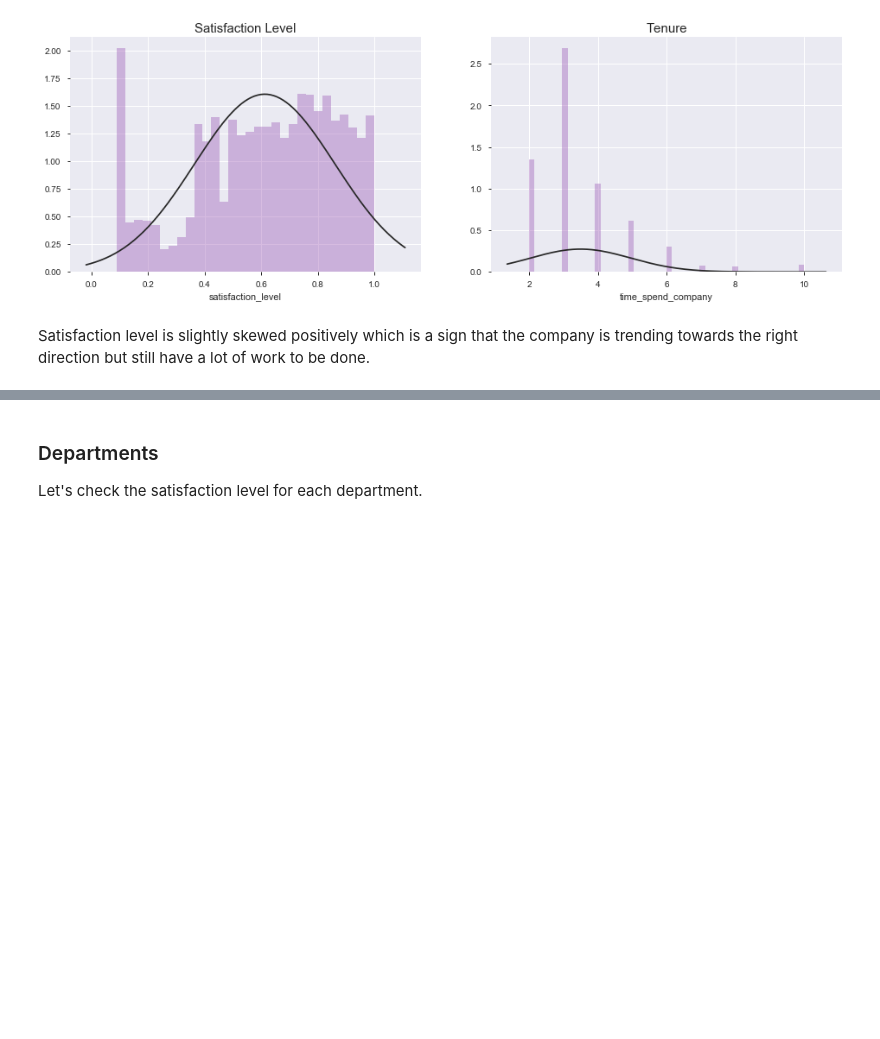
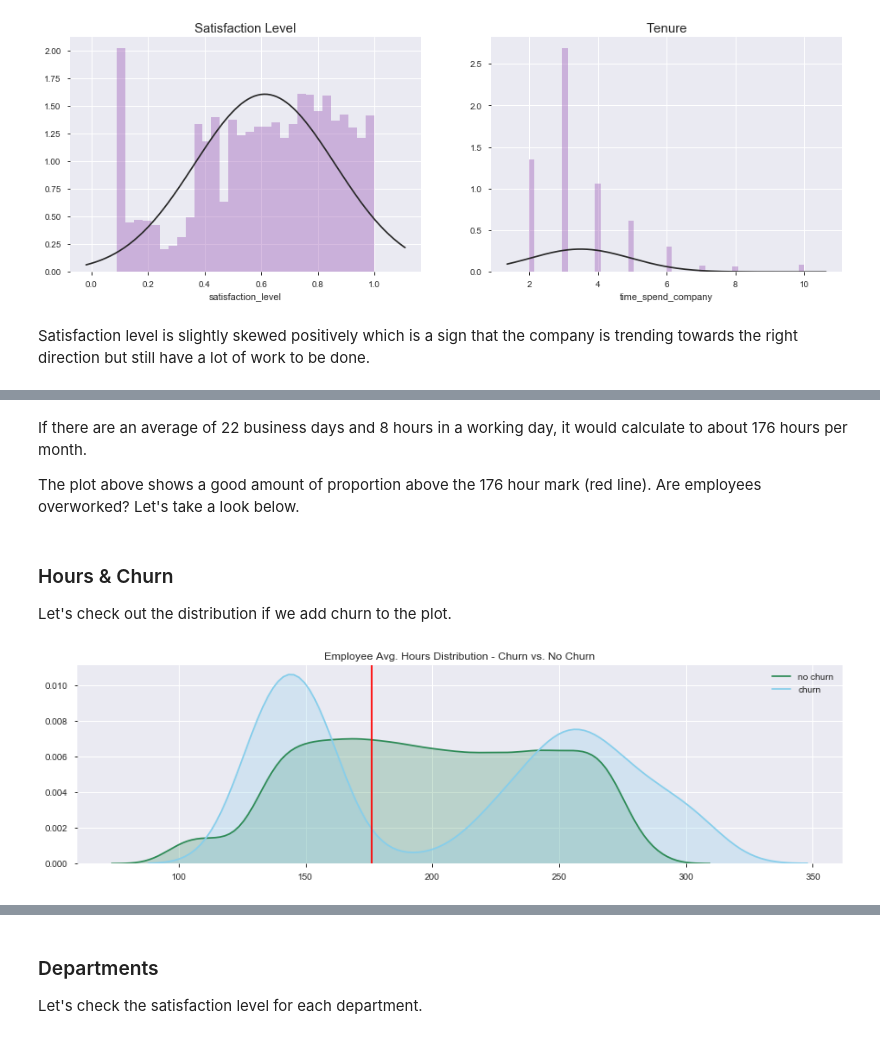
Before and after one commit to davidtnly/MachineLearning, a Jupyter notebook: 32-churn-prediction.ipynb, the cells around one changed output, grey strips where cells are left out. Cells and saved outputs as stored; diff of their text form; code cells hidden in the pictures; blank space fills up the shorter version.

```diff
--- a/32-churn-prediction.ipynb
+++ b/32-churn-prediction.ipynb
@@ -750,0 +829,22 @@ Satisfaction level is slightly skewed positively which is a sign that the compan
+# %% [markdown]
+If there are an average of 22 business days and 8 hours in a working day, it would calculate to about 176 hours per month.
+
+The plot above shows a good amount of proportion above the 176 hour mark (red line). Are employees overworked? Let's take a look below.
+# %% [markdown]
+### Hours & Churn
+
+Let's check out the distribution if we add churn to the plot.
+# %%
+# Set figure size
+fig = plt.figure(figsize=(15, 4),)
+
+# Plot
+ax=sns.kdeplot(data.loc[(data['left'] == 0),'average_monthly_hours'] , color='seagreen', shade=True, label='no churn')
+ax=sns.kdeplot(data.loc[(data['left'] == 1),'average_monthly_hours'] , color='skyblue', shade=True, label='churn')
+plt.axvline(x=176, color='red')
+
+# Set plot featuers
+plt.title('Employee Avg. Hours Distribution - Churn vs. No Churn')
+plt.show()
+# %% [output]
+[figure, added]
```
Also changed, not shown: parts of 108 cells of this notebook.
